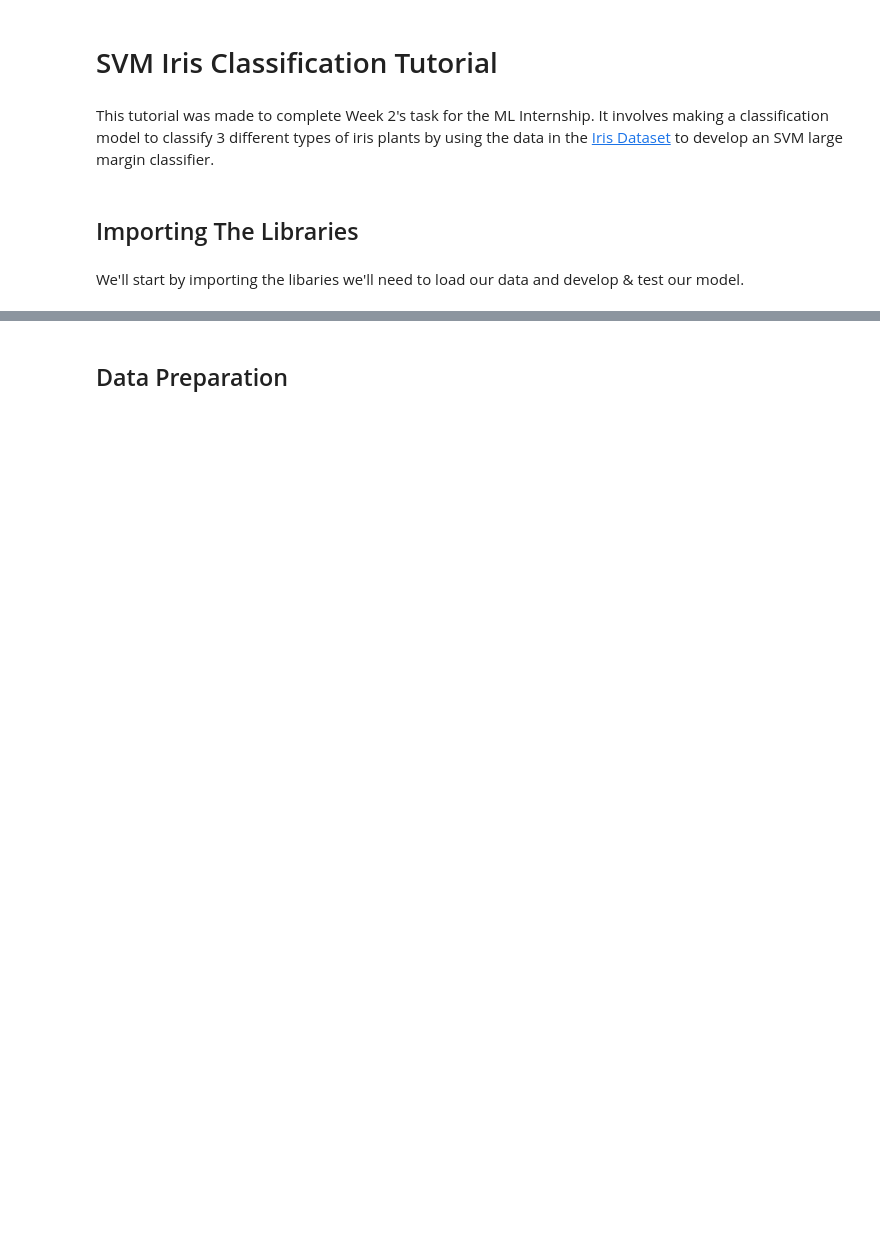
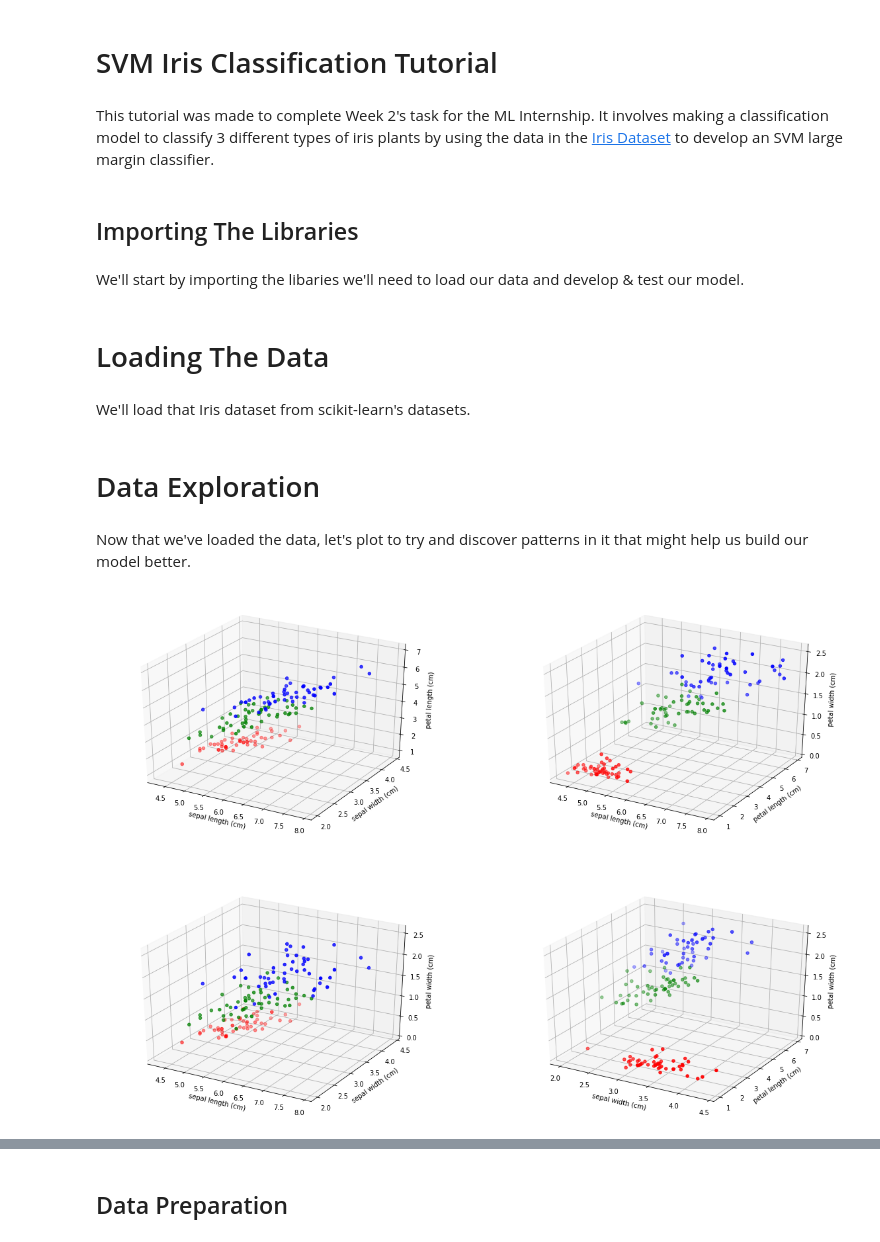
Before and after one commit to Jathrii/ML-INTERN-SVC, a Jupyter notebook: SVM Iris Classification Tutorial.ipynb, the cells around one changed output, grey strips where cells are left out. Cells and saved outputs as stored; diff of their text form; code cells hidden in the pictures; blank space fills up the shorter version.

Commit message:
Data Exploration added

```diff
--- a/SVM Iris Classification Tutorial.ipynb
+++ b/SVM Iris Classification Tutorial.ipynb
@@ -16 +18,5 @@ from sklearn import datasets
 import numpy as np
+# %% [markdown]
+# Loading The Data
+# %% [markdown]
+We'll load that Iris dataset from scikit-learn's datasets.
@@ -16,0 +28,28 @@ import numpy as np
+# %% [markdown]
+# Data Exploration
+# %% [markdown]
+Now that we've loaded the data, let's plot to try and discover patterns in it that might help us build our model better.
+# %%
+# Loading the feature names to label our axis
+names = iris.feature_names
+
+# Assigning colors to each class
+colors = np.array(classes, dtype=str)
+colors[classes == 0] = 'r'
+colors[classes == 1] = 'g'
+colors[classes == 2] = 'b'
+
+# Feauture combinations we can represent in 3D
+combinations = [[0, 1, 2], [0, 2, 3], [0, 1, 3], [1, 2, 3]]
+
+fig = plt.figure(figsize=(10*2,15*2))
+
+for i in range(0,4):
+    comb = combinations[i]
+    sub = fig.add_subplot(42*10+(i+1), projection='3d')
+    sub.scatter(features[:, comb[0]], features[:, comb[1]], features[:, comb[2]], c=colors)
+    sub.set_xlabel(names[comb[0]])
+    sub.set_ylabel(names[comb[1]])
+    sub.set_zlabel(names[comb[2]])
+# %% [output]
+[figure, added]
```
Also changed, not shown: parts of 6 cells of this notebook.
